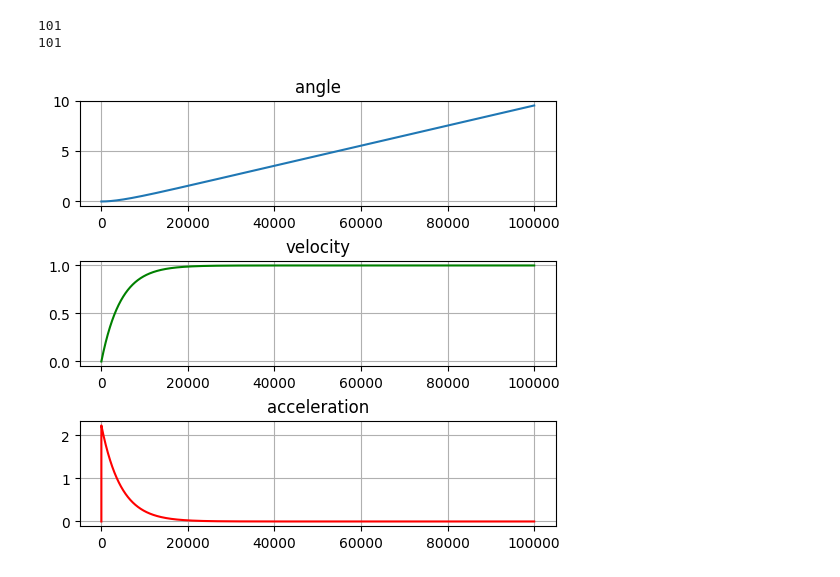
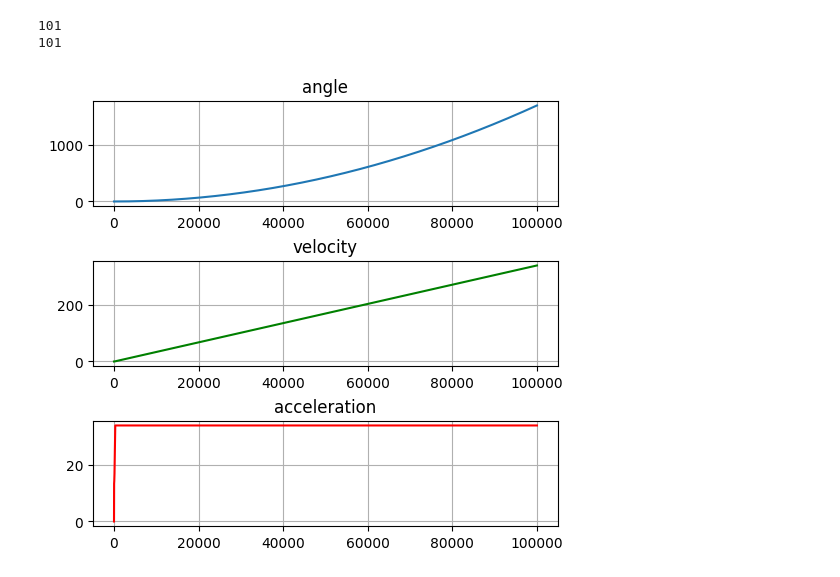
Before and after one commit to anton1evdokimov/flight_simulation, a Jupyter notebook: notebook_angular_PID.ipynb, the cells around one changed output. Cells and saved outputs as stored; diff of their text form; code cells hidden in the pictures.

Commit message:
angle_PID

```diff
--- a/notebook_angular_PID.ipynb
+++ b/notebook_angular_PID.ipynb
@@ -5,9 +5,15 @@
 from matplotlib import pyplot as plt
 from math import pi
 
+def saturation(inputVal, controlLimit):
+    if inputVal > controlLimit:
+        inputVal = controlLimit
+    elif inputVal < -controlLimit:
+        inputVal = - controlLimit
+    return inputVal
 
 class VehicleSimpleDynamic:
-    def __init__(self, k_b, l, Iy, accInit, velInit, angleInit):
+    def __init__(self, k_b, l, Iy, accInit, velInit, angleInit, omegaVelocityСontrolLimit):
         '''
         :param k_b: коэффициент тяги двигателя
         :param l: длина базы
@@ -16,16 +22,19 @@ class VehicleSimpleDynamic:
         self.k_b = k_b
         self.l = l
         self.Iy = Iy
+        self.angle = angleInit
+        self.angle_velocity = velInit
         self.angle_acceleration = accInit
-        self.angle_velocity = velInit
-        self.angle = angleInit
+        self.omegaVelocityСontrolLimit = omegaVelocityСontrolLimit
 
     # rotorsAngularVel: float угловая скорость двигателей
     def rightParts(self, Acmd):
 
         # угловые скорости вращения винтов
-        omega1 = Acmd + Tcmd
-        omega2 = -Acmd + Tcmd
+        omega1 = saturation(Acmd + Tcmd, self.omegaVelocityСontrolLimit)
+        # omega1 = Acmd + Tcmd
+        omega2 = saturation(-Acmd + Tcmd, self.omegaVelocityСontrolLimit)
+        # omega2 = -Acmd + Tcmd
 
         My = self.k_b * self.l * (omega1**2 - omega2**2)
 
@@ -89,7 +98,7 @@ class ControlSystem():
         # устанавливка целевой скорости по углу тангажа, к которому система с течением времени будет стремиться
         self.desiredVelocity = desiredVelocity
 
-    def test_angle_PID(self, currentAngle, dt):
+    def angle_PID(self, currentAngle, dt):
         '''
         :param currentAngle: текущее угол тангажа ЛА
         :param dt: шаг моделирования
@@ -104,8 +113,8 @@ class ControlSystem():
         # Установим предыдущую ошибку для использования в дальнейших итерациях
         self.pastError = self.error
         # Вызовем звено насыщения для ограничения максимального управляющего воздействия
-        u = self.saturation(u, self.velocityСontrolLimit)
-        self.setDesiredVelocity(u)
+        u = saturation(u, self.velocityСontrolLimit)
+        # self.setDesiredVelocity(u)
 
         return u  # целевая угловая скроксть
 
@@ -119,26 +128,9 @@ class ControlSystem():
         # Установим предыдущую ошибку для использования в дальнейших итерациях
         self.velocityPastError = self.velocityError
         # Вызовем звено насыщения для ограничения максимального управляющего воздействия
-        Acmd = self.saturation(Acmd, self.accelerationСontrolLimit)
+        Acmd = saturation(Acmd, self.accelerationСontrolLimit)
 
         return Acmd
-
-    def saturation(self, inputVal, controlLimit):
-        '''
-        :param inputVal: входное значение
-        :type inputVal: float
-        :return: выходное значение после прохождения проверки на ограничение
-        :rtype: float
-        '''
-        # Звено насыщения ограничивает размер входного параметра
-        # На выходе метода,абсолютное значение не может быть больше
-        # заданного предела controlLimit
-        if inputVal > controlLimit:
-            inputVal = controlLimit
-        elif inputVal < -controlLimit:
-            inputVal = - controlLimit
-
-        return inputVal
 
 
 class Simulator():
@@ -180,8 +172,8 @@ class Simulator():
             # self.timeList.append(time)
 
             # рассчитываем новое управляющие воздействие на основе текущего угла ЛА
-            # u = self.controlSys.angle_PID(angle, self.dt)
-            Acmd = self.controlSys.velocity_PID(velocity, self.dt)
+            u = self.controlSys.angle_PID(angle, self.dt)
+            Acmd = self.controlSys.velocity_PID(u, self.dt)
 
             self.dynamicModel.calculateParams(Acmd, self.dt)
             # увеличиваем время на dt, то есть на шаг моделирования
@@ -215,48 +207,51 @@ class Simulator():
 '''
 k_p = 290  # коэффициент Пропорционального регулирования
 k_i = 0  # коэффициент Интегрального регулирования
-k_d = 270  # коэффициент Дифференциального регулирования
+k_d = 0  # коэффициент Дифференциального регулирования
 
-k_p_v = 590  # коэффициент Пропорционального регулирования для контура по скорости
+k_p_v = 390  # коэффициент Пропорционального регулирования для контура по скорости
 k_i_v = 0  # коэффициент Интегрального регулирования для контура по скорости
 k_d_v = 0  # коэффициент Дифференциального регулирования для контура по скорости
 
 dt = 0.0001  # шаг моделирования системы, сек
 Tend = 10  # конечное время моделирования, сек
-Tcmd = 10  # требуемая тяга
+Tcmd = 90  # требуемая тяга
 
 # Коэффициент тяги двигателя ЛА
 k_b = 3.9865e-08
 # момент инерции
 Iy = 7.16914e-05
 # длина базы
 l = 0.17
 # Ограничение на угловую скорость поворота по углу тангажа, рад/сек
 velocityControlLimit = 10000
-accelerationControlLimit = 2000
+accelerationControlLimit = 1000
+omegaVelocityСontrolLimit = 10000
 
 '''
 Создадим объект контроллера и объект для нашей математической модели
 '''
 controller = ControlSystem(
     k_p, k_i, k_d, k_p_v, k_i_v, k_d_v,  velocityControlLimit, accelerationControlLimit)
 
-uavSimpleDynamic = VehicleSimpleDynamic(k_b, l, Iy, 0, 0, 0)
+uavSimpleDynamic = VehicleSimpleDynamic(
+    k_b, l, Iy, 0, 0, 0, omegaVelocityСontrolLimit)
+
 '''
 Установим целевой угол тангажа для нашей системы
 '''
 # desiredAngle = pi/6  # 30 degrees
 desiredVelocity = 1
 # controller.setDesiredAngle(desiredAngle)
 controller.setDesiredVelocity(desiredVelocity)
 
 """
 Создадим объект симулятора и передадим в него контроллер и математическую модель
 """
 sim = Simulator(Tend, dt, controller, uavSimpleDynamic)
 sim.runSimulation()  # запуск симулятора
 sim.showPlots()  # построение графиков
 # %% [output]
 101
 101
-[figure, old version]
+[figure, new version]
```
